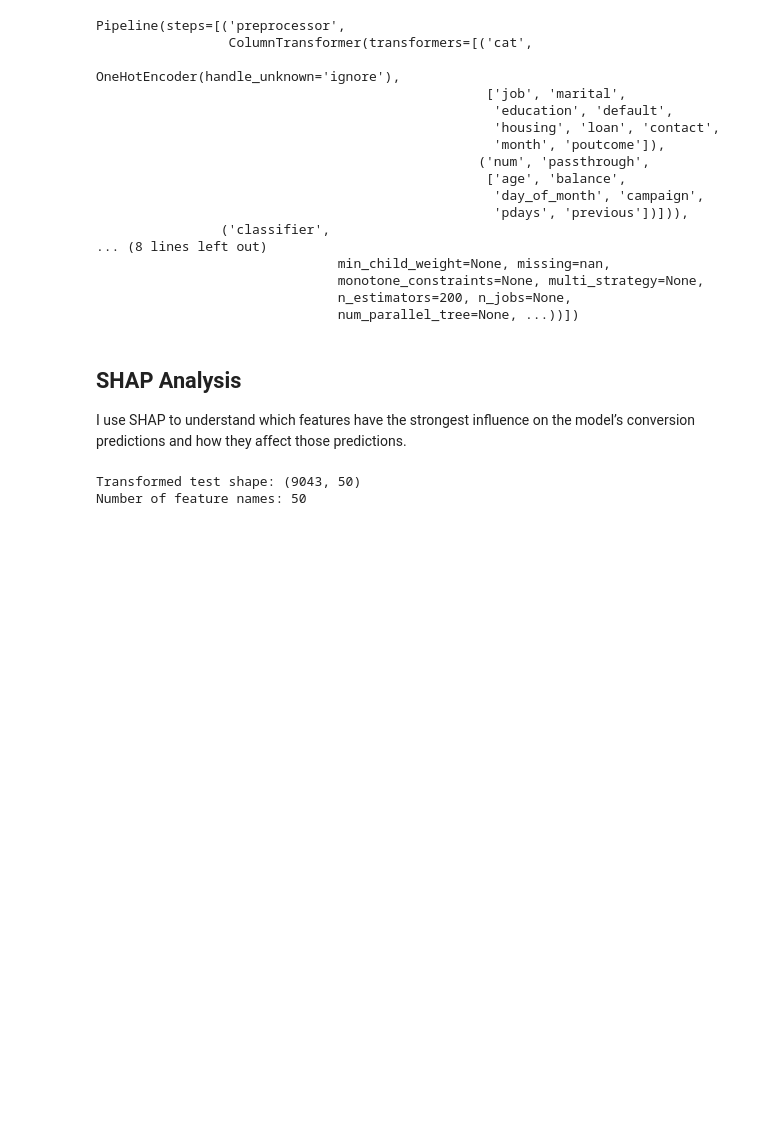
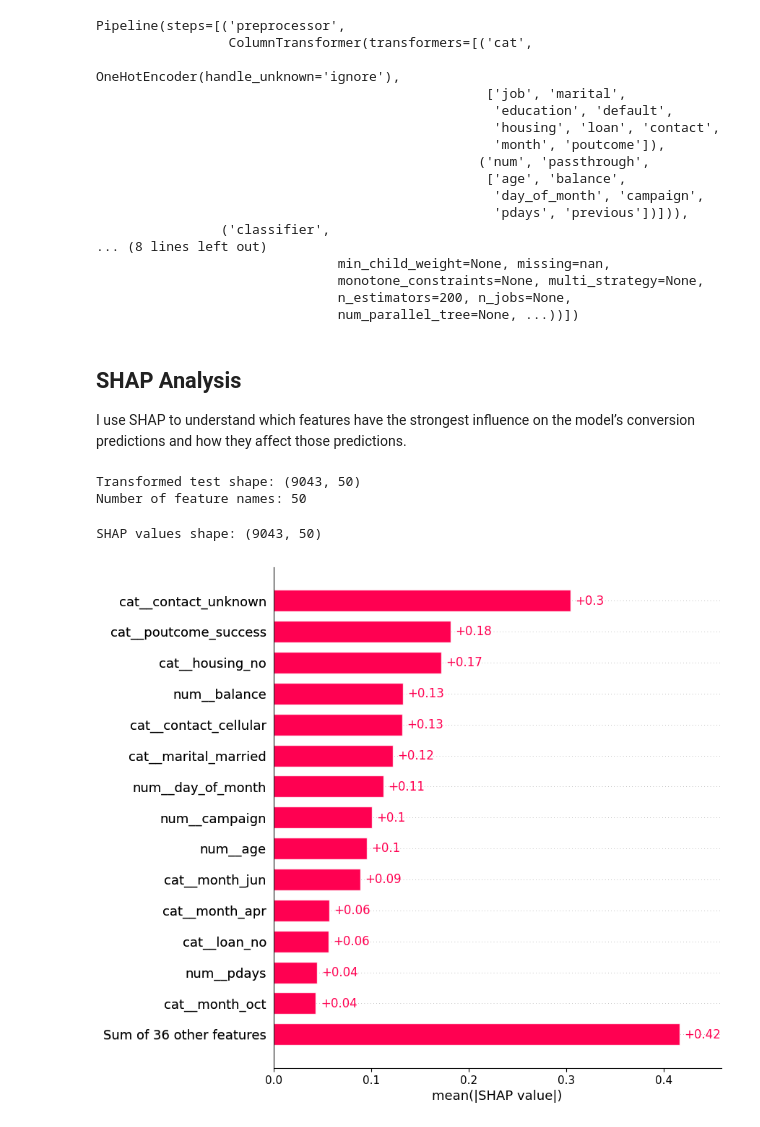
Before and after one commit to soumaya-lamrhari/customer-conversion-prediction, a Jupyter notebook: notebooks/4_model_explainability.ipynb, the cells around one changed output. Cells and saved outputs as stored; diff of their text form; code cells hidden in the pictures; blank space fills up the shorter version.

```diff
--- a/notebooks/4_model_explainability.ipynb
+++ b/notebooks/4_model_explainability.ipynb
@@ -151,3 +151,23 @@ print("Number of feature names:", len(feature_names))
 # %% [output]
 Transformed test shape: (9043, 50)
 Number of feature names: 50
+# %%
+import shap
+
+# Create a SHAP explainer for the trained XGBoost model
+explainer = shap.TreeExplainer(trained_xgb)
+# %%
+# Calculate SHAP values for the test customers
+shap_values = explainer(X_test_transformed)
+
+print("SHAP values shape:", shap_values.values.shape)
+# %% [output]
+SHAP values shape: (9043, 50)
+# %%
+# Add the transformed feature names to the SHAP results
+shap_values.feature_names = feature_names
+
+# Show the most influential features across all test customers
+shap.plots.bar(shap_values, max_display=15)
+# %% [output]
+[figure, added]
```
Also changed, not shown: parts of 7 cells of this notebook.
